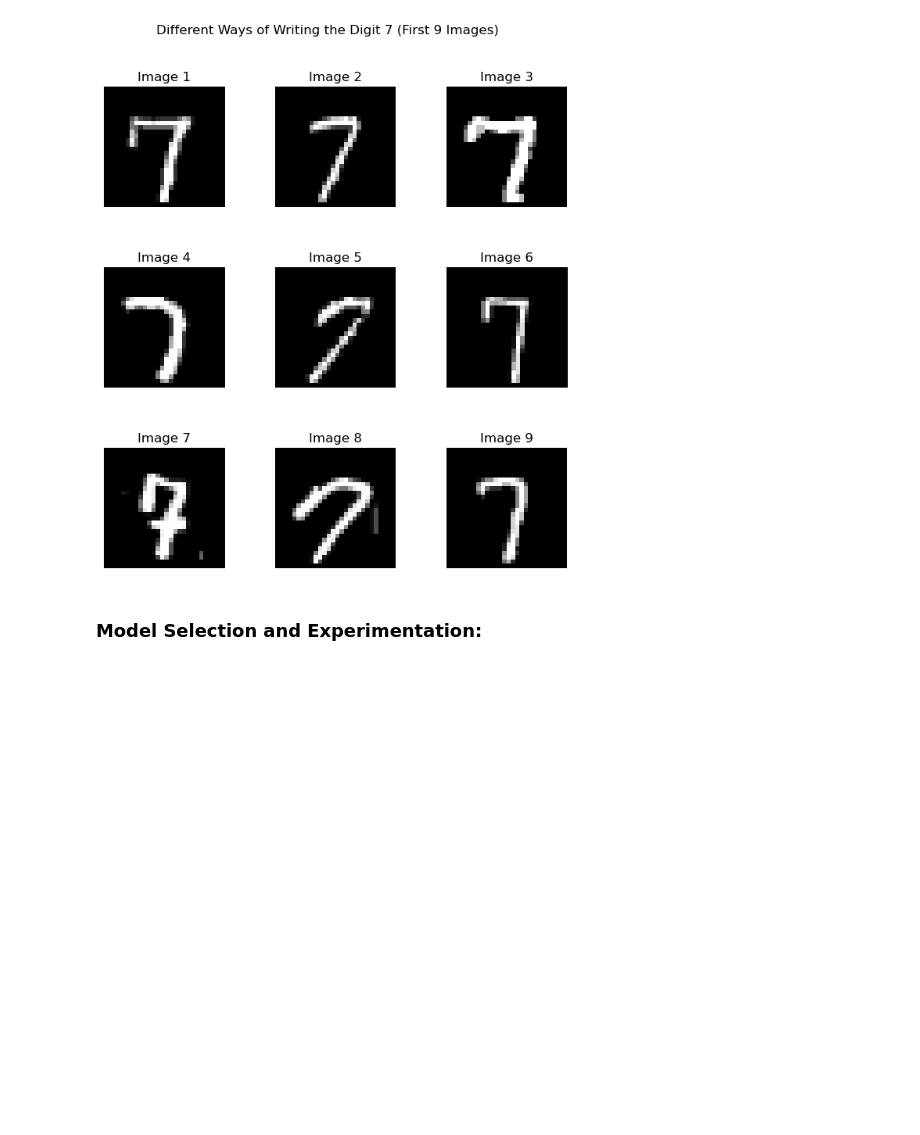
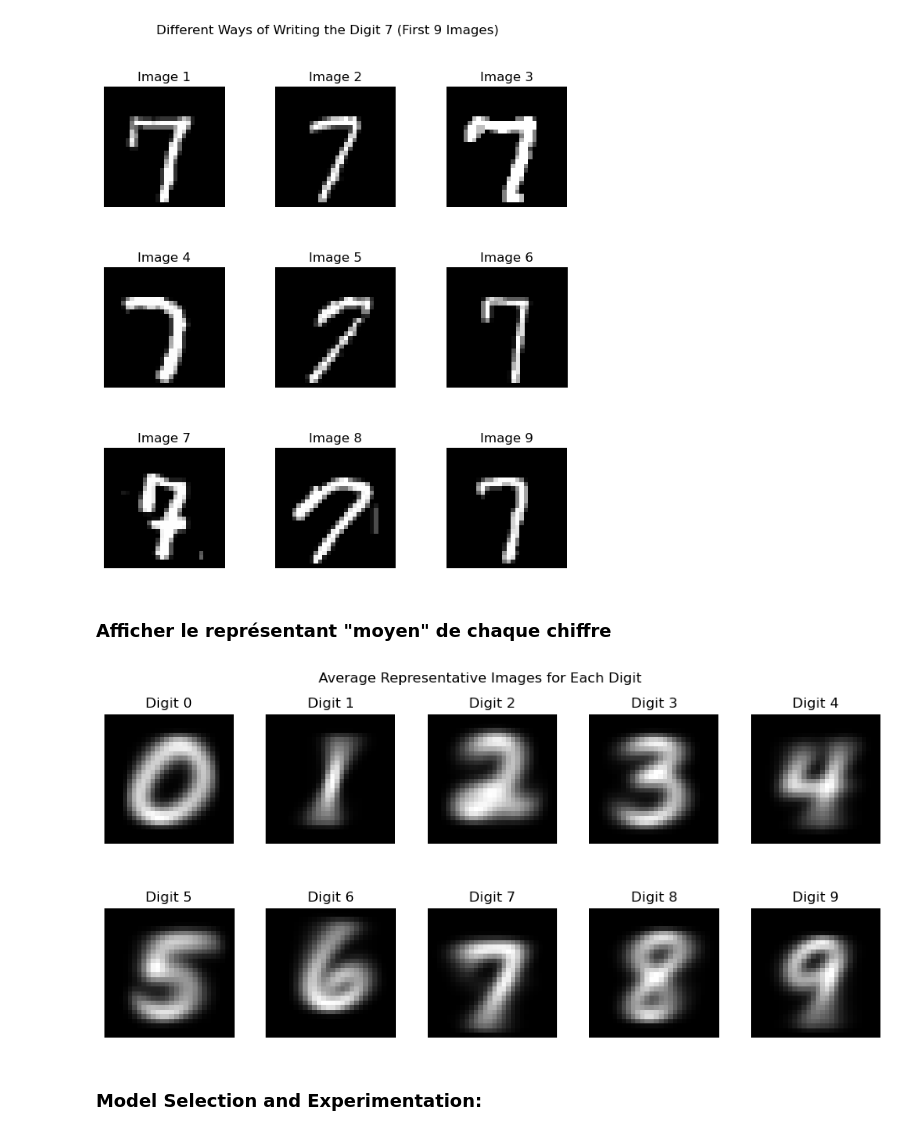
Before and after one commit to asndiallo/machine-learning, a Jupyter notebook: img-classification.ipynb, the cells around one changed output. Drawn from its saved outputs; the diff is of its cells as text; code cells hidden in the pictures; blank space fills up the shorter version.

```diff
--- a/img-classification.ipynb
+++ b/img-classification.ipynb
@@ -67,5 +68,27 @@ def show_sevens(images, labels):
 show_sevens(pixels, labels)
 # %% [output]
 [figure]
+# %% [markdown]
+### Afficher le représentant "moyen" de chaque chiffre
+# %%
+# Function to display the average representative image for each digit
+def show_average_representatives(images, labels):
+    fig, axes = plt.subplots(2, 5, figsize=(12, 5))
+    fig.subplots_adjust(hspace=0.5)
+
+    for i, ax in enumerate(axes.flat):
+        digit_images = images[labels == i].values
+        average_image = np.mean(digit_images, axis=0).reshape(28, 28)
+        ax.imshow(average_image, cmap='gray')
+        ax.set_title(f"Digit {i}")
+        ax.axis('off')
+
+    plt.suptitle("Average Representative Images for Each Digit")
+    plt.show()
+
+# Display the average representative image for each digit (0 to 9)
+show_average_representatives(pixels, labels)
+# %% [output]
+[figure, added]
 # %% [markdown]
 ### Model Selection and Experimentation:
```
Also changed, not shown: parts of 2 cells of this notebook.
